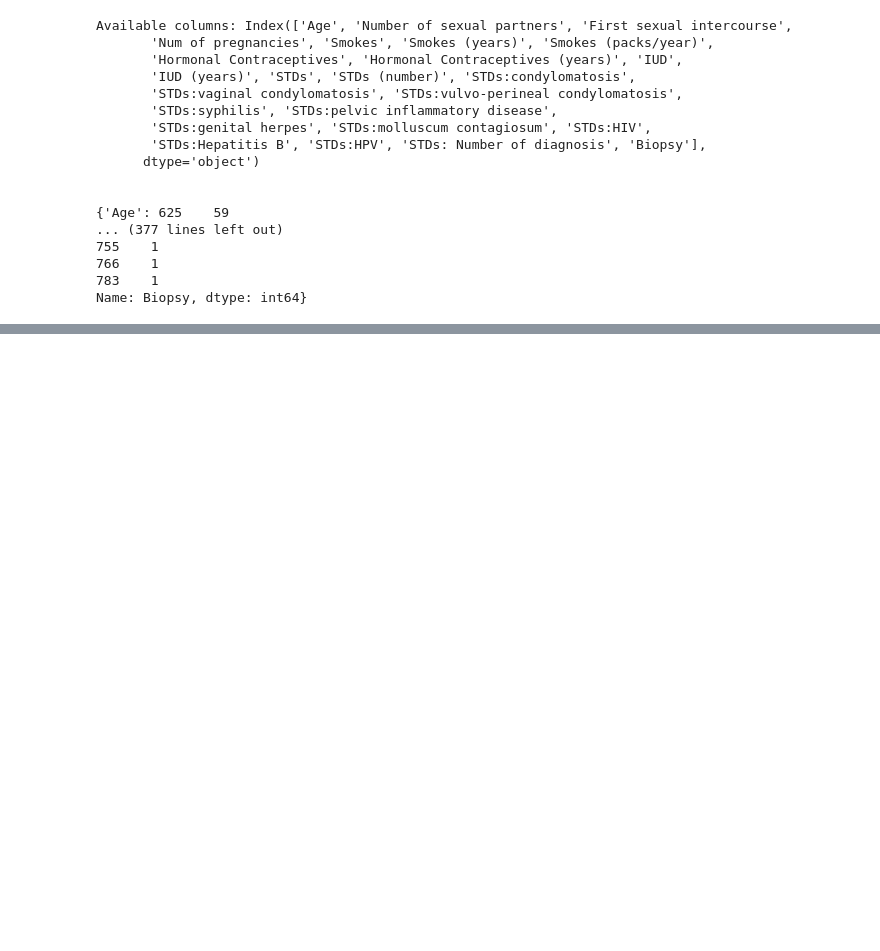
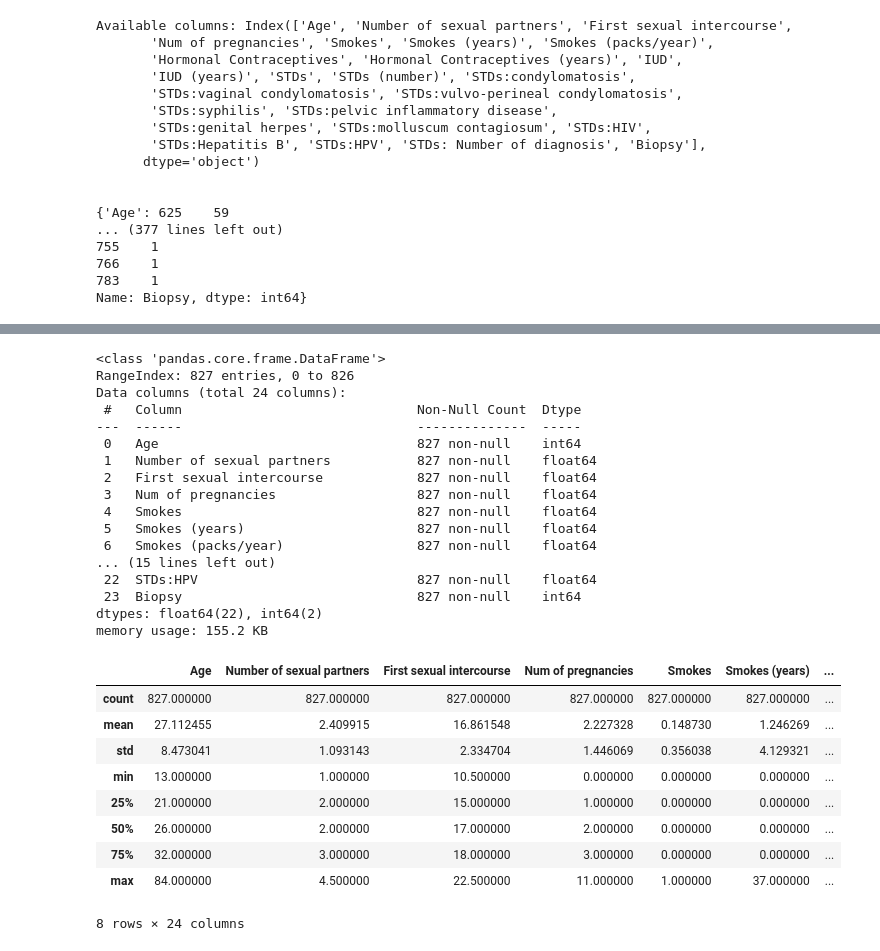
Before and after one commit to eddynorman/cancer_risk_assessment_app, a Jupyter notebook: ml/Cervical_Cancer_Data_Cleaning.ipynb, the cells around one changed output, grey strips where cells are left out. Drawn from its saved outputs; the diff is of its cells as text; code cells hidden in the pictures; blank space fills up the shorter version.

```diff
--- a/ml/Cervical_Cancer_Data_Cleaning.ipynb
+++ b/ml/Cervical_Cancer_Data_Cleaning.ipynb
@@ -211,2 +223,36 @@ cervical_cancer_data['First sexual intercourse'] = replace_outliers_iqr(cervical
+# %%
+#STDs: Number of diagnosis has constant values of 0, we are going to remove it
+cervical_cancer_data.drop(columns=['STDs: Number of diagnosis'], inplace=True)
 # %%
 cervical_cancer_data.to_csv('../datasets/cleaned_cervical_cancer_data.csv', index=False)
+# %%
+cervical_cancer_data.info()
+cervical_cancer_data.describe()
+# %% [output]
+<class 'pandas.core.frame.DataFrame'>
+RangeIndex: 827 entries, 0 to 826
+Data columns (total 24 columns):
+ #   Column                              Non-Null Count  Dtype
+---  ------                              --------------  -----
+ 0   Age                                 827 non-null    int64
+ 1   Number of sexual partners           827 non-null    float64
+ 2   First sexual intercourse            827 non-null    float64
+ 3   Num of pregnancies                  827 non-null    float64
+ 4   Smokes                              827 non-null    float64
+ 5   Smokes (years)                      827 non-null    float64
+ 6   Smokes (packs/year)                 827 non-null    float64
+... (15 lines left out)
+ 22  STDs:HPV                            827 non-null    float64
+ 23  Biopsy                              827 non-null    int64
+dtypes: float64(22), int64(2)
+memory usage: 155.2 KB
+|  | Age | Number of sexual partners | First sexual intercourse | Num of pregnancies | Smokes | Smokes (years) | ... |
+| count | 827.000000 | 827.000000 | 827.000000 | 827.000000 | 827.000000 | 827.000000 | ... |
+| mean | 27.112455 | 2.409915 | 16.861548 | 2.227328 | 0.148730 | 1.246269 | ... |
+| std | 8.473041 | 1.093143 | 2.334704 | 1.446069 | 0.356038 | 4.129321 | ... |
+| min | 13.000000 | 1.000000 | 10.500000 | 0.000000 | 0.000000 | 0.000000 | ... |
+| 25% | 21.000000 | 2.000000 | 15.000000 | 1.000000 | 0.000000 | 0.000000 | ... |
+| 50% | 26.000000 | 2.000000 | 17.000000 | 2.000000 | 0.000000 | 0.000000 | ... |
+| 75% | 32.000000 | 3.000000 | 18.000000 | 3.000000 | 0.000000 | 0.000000 | ... |
+| max | 84.000000 | 4.500000 | 22.500000 | 11.000000 | 1.000000 | 37.000000 | ... |
+8 rows × 24 columns
```
Also changed, not shown: parts of 2 cells of this notebook, 12 other files.
